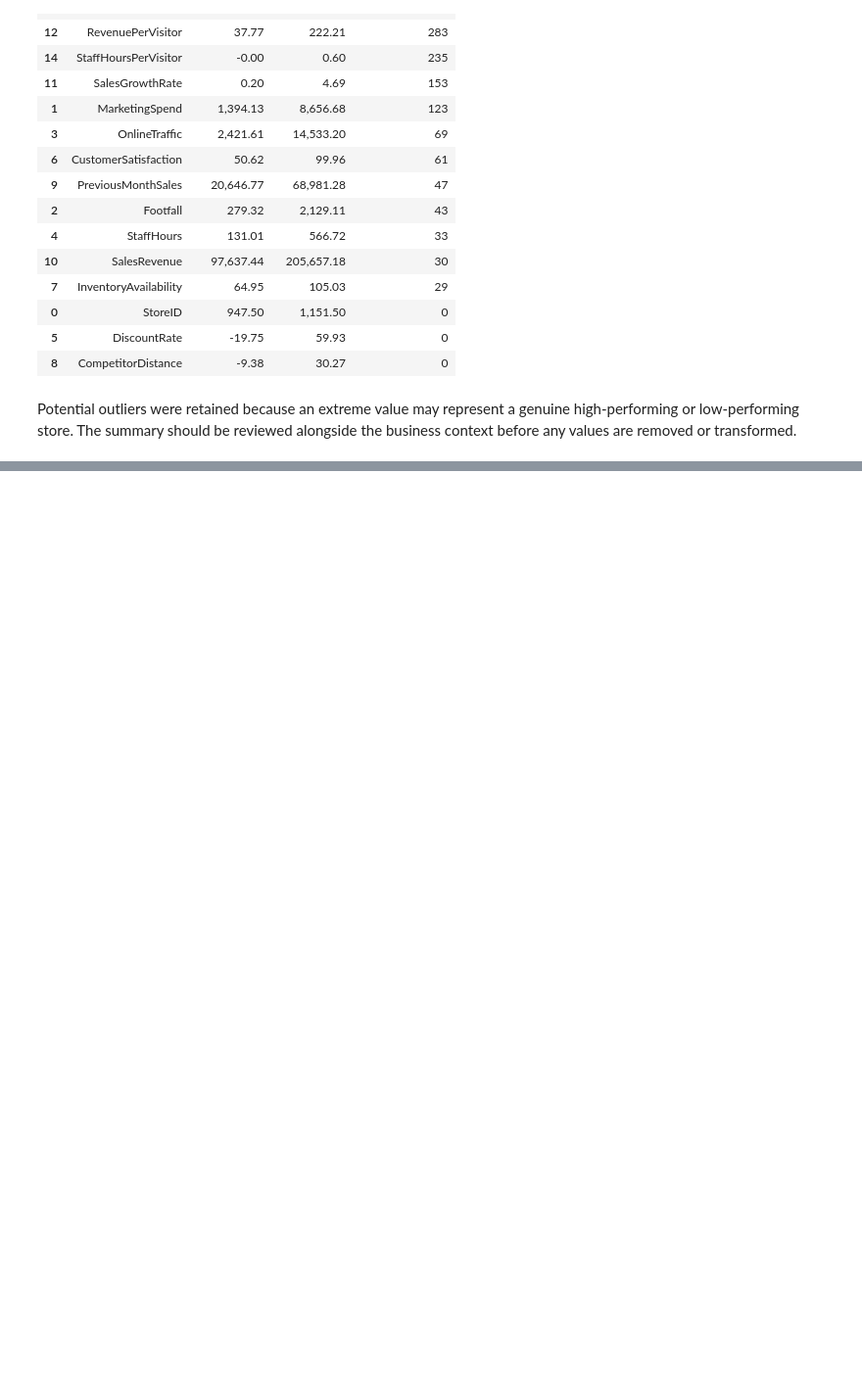
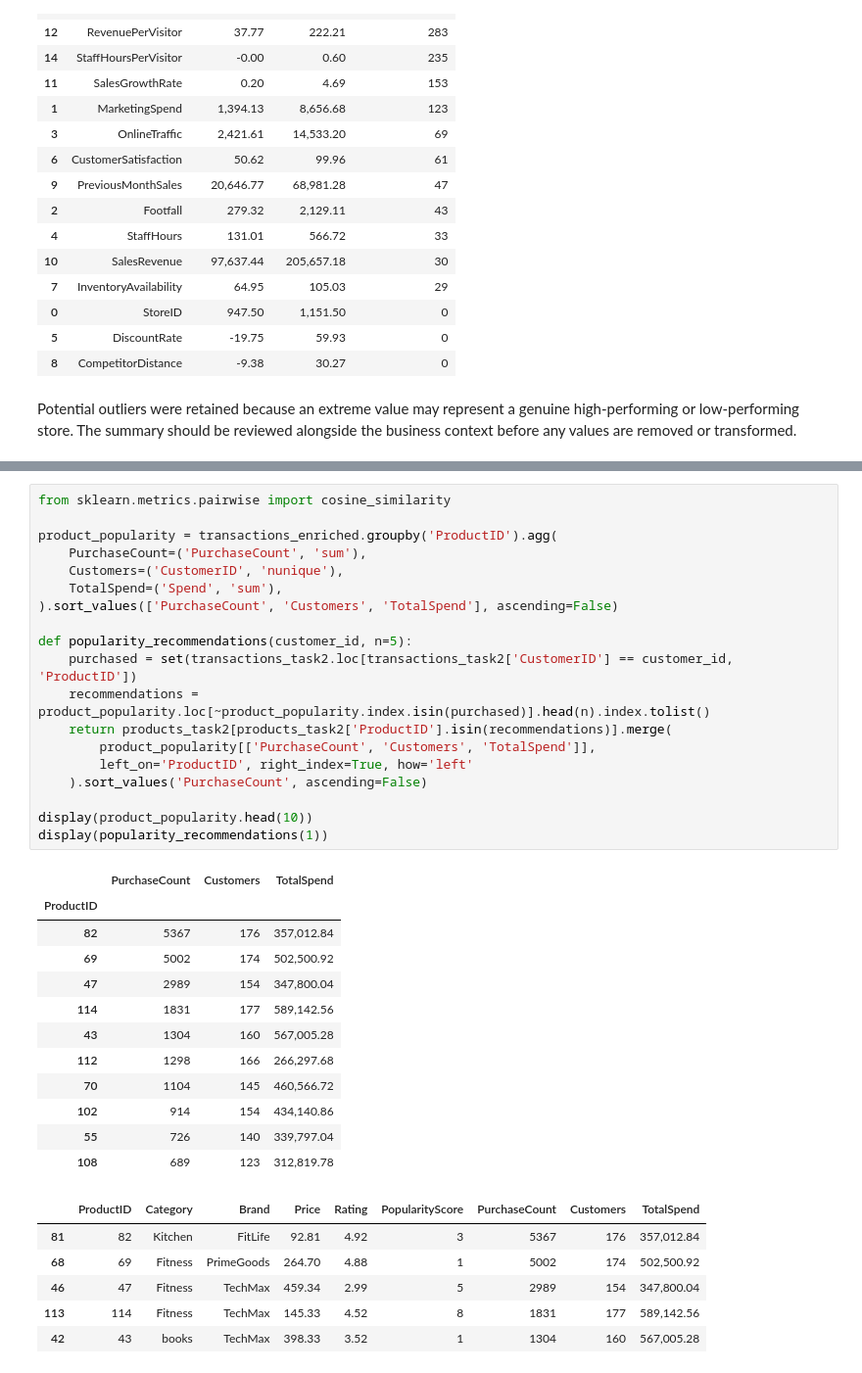
Before and after one commit to PaulaEleni05/CA1-Business-Analytics, a Jupyter notebook: CA1_Analysis.ipynb, the cells around one changed output, grey strips where cells are left out. Shown at 98% size. Cells and saved outputs as stored; diff of their text form; blank space fills up the shorter version.

```diff
--- a/CA1_Analysis.ipynb
+++ b/CA1_Analysis.ipynb
@@ -531,0 +722,38 @@ Potential outliers were retained because an extreme value may represent a genuin
+# %%
+from sklearn.metrics.pairwise import cosine_similarity
+
+product_popularity = transactions_enriched.groupby('ProductID').agg(
+    PurchaseCount=('PurchaseCount', 'sum'),
+    Customers=('CustomerID', 'nunique'),
+    TotalSpend=('Spend', 'sum'),
+).sort_values(['PurchaseCount', 'Customers', 'TotalSpend'], ascending=False)
+
+def popularity_recommendations(customer_id, n=5):
+    purchased = set(transactions_task2.loc[transactions_task2['CustomerID'] == customer_id, 'ProductID'])
+    recommendations = product_popularity.loc[~product_popularity.index.isin(purchased)].head(n).index.tolist()
+    return products_task2[products_task2['ProductID'].isin(recommendations)].merge(
+        product_popularity[['PurchaseCount', 'Customers', 'TotalSpend']],
+        left_on='ProductID', right_index=True, how='left'
+    ).sort_values('PurchaseCount', ascending=False)
+
+display(product_popularity.head(10))
+display(popularity_recommendations(1))
+# %% [output]
+|  | PurchaseCount | Customers | TotalSpend |
+| ProductID |  |  |  |
+| 82 | 5367 | 176 | 357,012.84 |
+| 69 | 5002 | 174 | 502,500.92 |
+| 47 | 2989 | 154 | 347,800.04 |
+| 114 | 1831 | 177 | 589,142.56 |
+| 43 | 1304 | 160 | 567,005.28 |
+| 112 | 1298 | 166 | 266,297.68 |
+| 70 | 1104 | 145 | 460,566.72 |
+| 102 | 914 | 154 | 434,140.86 |
+| 55 | 726 | 140 | 339,797.04 |
+| 108 | 689 | 123 | 312,819.78 |
+|  | ProductID | Category | Brand | Price | Rating | PopularityScore | PurchaseCount | Customers | TotalSpend |
+| 81 | 82 | Kitchen | FitLife | 92.81 | 4.92 | 3 | 5367 | 176 | 357,012.84 |
+| 68 | 69 | Fitness | PrimeGoods | 264.70 | 4.88 | 1 | 5002 | 174 | 502,500.92 |
+| 46 | 47 | Fitness | TechMax | 459.34 | 2.99 | 5 | 2989 | 154 | 347,800.04 |
+| 113 | 114 | Fitness | TechMax | 145.33 | 4.52 | 8 | 1831 | 177 | 589,142.56 |
+| 42 | 43 | books | TechMax | 398.33 | 3.52 | 1 | 1304 | 160 | 567,005.28 |
```
Also changed, not shown: parts of 18 cells of this notebook.
